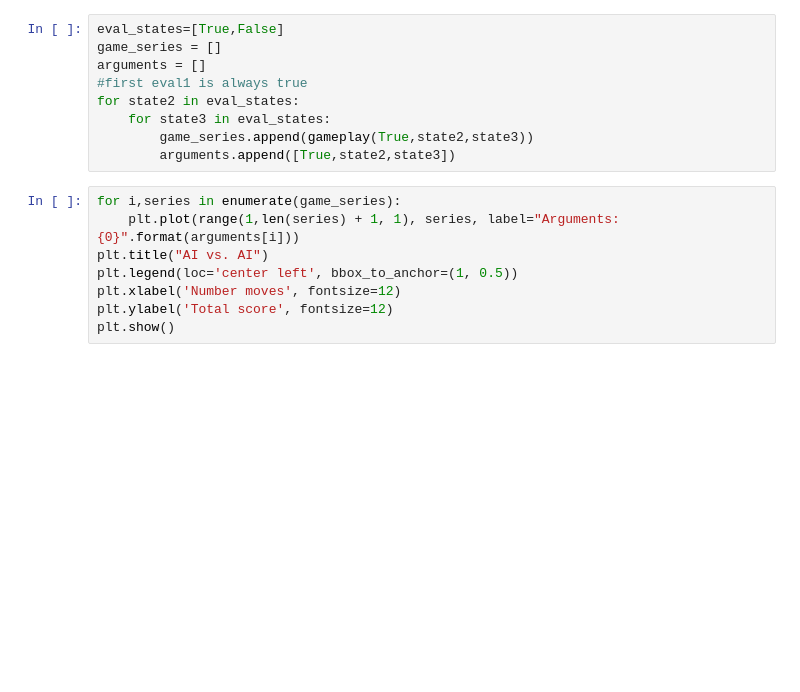
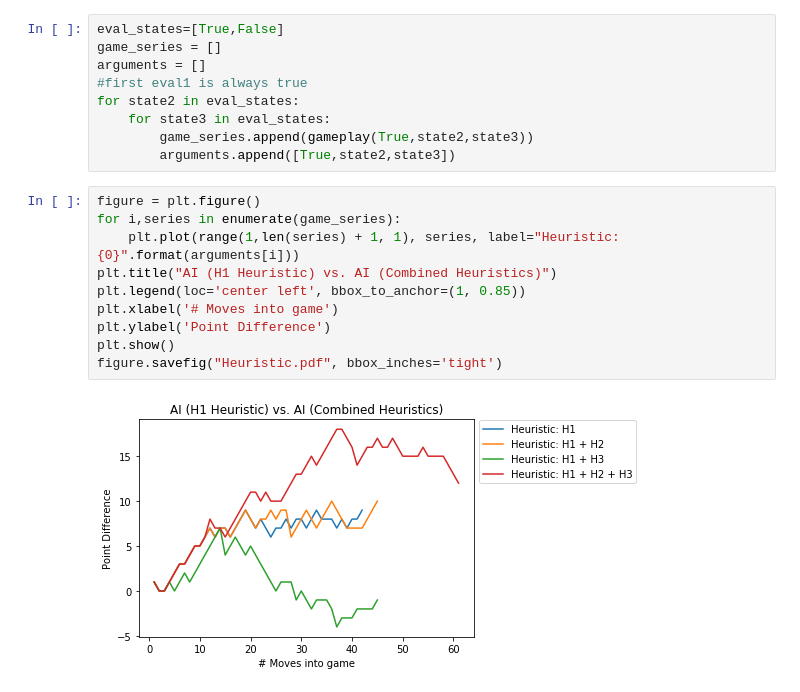
Before and after one commit to Holstrup/KalahaAI, a Jupyter notebook: AgentInspection.ipynb, the cells around one changed output. Drawn from its saved outputs; the diff is of its cells as text; blank space fills up the shorter version.

Commit message:
Small change to graph

```diff
--- a/AgentInspection.ipynb
+++ b/AgentInspection.ipynb
@@ -106,10 +113,14 @@ for state2 in eval_states:
         game_series.append(gameplay(True,state2,state3))
         arguments.append([True,state2,state3])
 # %%
+figure = plt.figure()
 for i,series in enumerate(game_series):
-    plt.plot(range(1,len(series) + 1, 1), series, label="Arguments: {0}".format(arguments[i]))
-plt.title("AI vs. AI")
-plt.legend(loc='center left', bbox_to_anchor=(1, 0.5))
-plt.xlabel('Number moves', fontsize=12)
-plt.ylabel('Total score', fontsize=12)
+    plt.plot(range(1,len(series) + 1, 1), series, label="Heuristic: {0}".format(arguments[i]))
+plt.title("AI (H1 Heuristic) vs. AI (Combined Heuristics)")
+plt.legend(loc='center left', bbox_to_anchor=(1, 0.85))
+plt.xlabel('# Moves into game')
+plt.ylabel('Point Difference')
 plt.show()
+figure.savefig("Heuristic.pdf", bbox_inches='tight')
+# %% [output]
+[figure, added]
```
Also changed, not shown: parts of 1 cell of this notebook, 2 other files.
